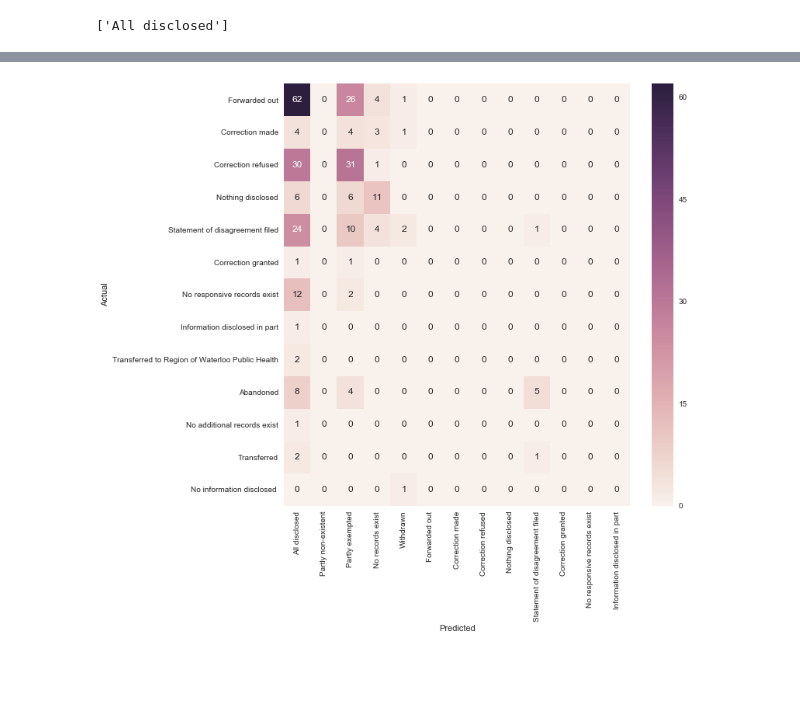
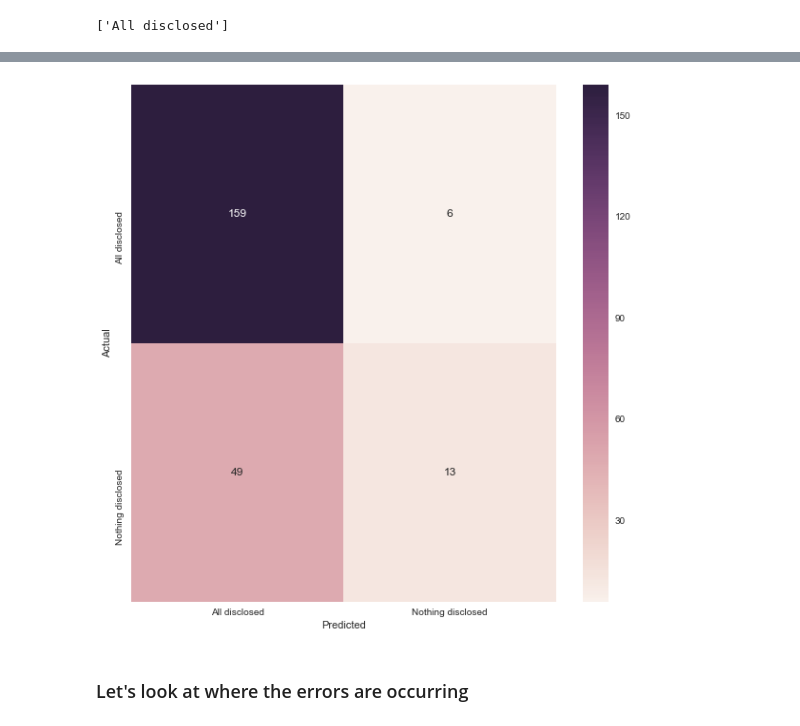
Before and after one commit to scjones5/foi-kw, a Jupyter notebook: Scott_FOI.ipynb, the cells around one changed output, grey strips where cells are left out. Drawn from its saved outputs; the diff is of its cells as text; code cells hidden in the pictures; blank space fills up the shorter version.

```diff
--- a/Scott_FOI.ipynb
+++ b/Scott_FOI.ipynb
@@ -214,0 +222,5 @@ Name: Decision, dtype: int64
+# %%
+# But now the classes are too imbalanced. As a last resort, let's try a spam vs. ham scenario: either everything was
+# disclosed, or it was not
+all_df_noWith['Decision'].loc[all_df_noWith['Decision'] == "Forwarded out"] = "Nothing disclosed"
+all_df_noWith['Decision'].loc[all_df_noWith['Decision'] == "No records exist"] = "Nothing disclosed"
@@ -215,3 +236,3 @@ Name: Decision, dtype: int64
 # %%
 # encode the target variable as an integer
-all_df['category_id'] = all_df['Decision'].factorize()[0]
+all_df_noWith['category_id'] = all_df_noWith['Decision'].factorize()[0]
@@ -218,5 +244,5 @@ all_df['category_id'] = all_df['Decision'].factorize()[0]
 # %%
-category_id_df = all_df[['Decision', 'category_id']].drop_duplicates().sort_values('category_id')
+category_id_df = all_df_noWith[['Decision', 'category_id']].drop_duplicates().sort_values('category_id')
 # %%
 category_id_df.head()
 # %% [output]
@@ -256,7 +279,7 @@ from sklearn.feature_extraction.text import TfidfVectorizer
 tfidf = TfidfVectorizer(sublinear_tf=True, min_df=5, norm='l2',
                        encoding='latin-1', ngram_range=(1,2), stop_words='english')
 
-features = tfidf.fit_transform(all_df.Request_summary).toarray()
-labels = all_df.category_id
+features = tfidf.fit_transform(all_df_noWith.Request_summary).toarray()
+labels = all_df_noWith.category_id
 features.shape
 # %% [output]
@@ -359,23 +381,25 @@ Name: accuracy, dtype: float64
 # %%
 model = LogisticRegression(random_state=0)
 
 X_train, X_test, y_train, y_test, indices_train, indices_test = train_test_split(features,
-                                                        labels, all_df.index, test_size=0.33, random_state=0)
+                                                        labels, all_df_noWith.index, test_size=0.33, random_state=0)
 model.fit(X_train, y_train)
 y_pred = model.predict(X_test)
 
 from sklearn.metrics import confusion_matrix
 
 conf_mat = confusion_matrix(y_test, y_pred)
 fig, ax = plt.subplots(figsize=(10,10))
 sns.heatmap(conf_mat, annot=True, fmt='d',
            xticklabels=category_id_df.Decision.values,
            yticklabels=category_id_df.Decision.values)
 plt.ylabel('Actual')
 plt.xlabel('Predicted')
 plt.show()
 # %% [output]
-[figure, old version]
+[figure, new version]
+# %% [markdown]
+### Let's look at where the errors are occurring
 # %%
 from IPython.display import display
 
```
Also changed, not shown: parts of 21 cells of this notebook.
